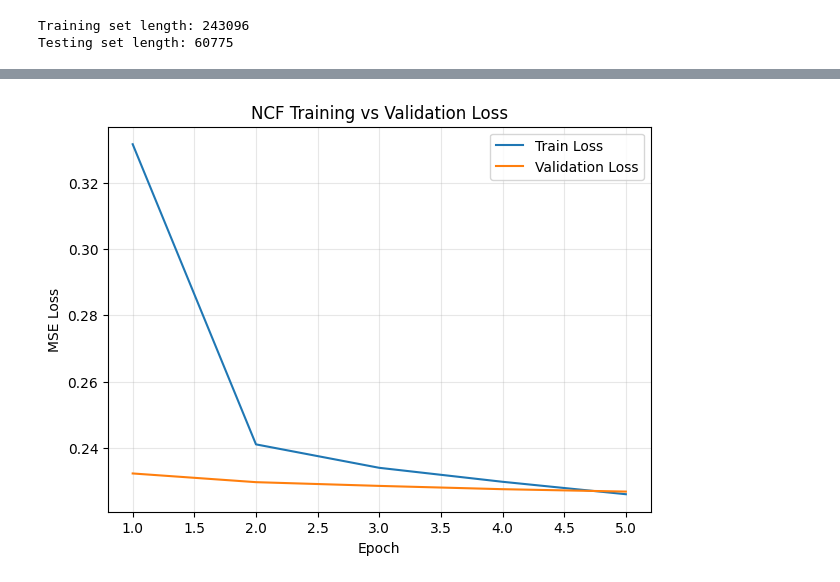
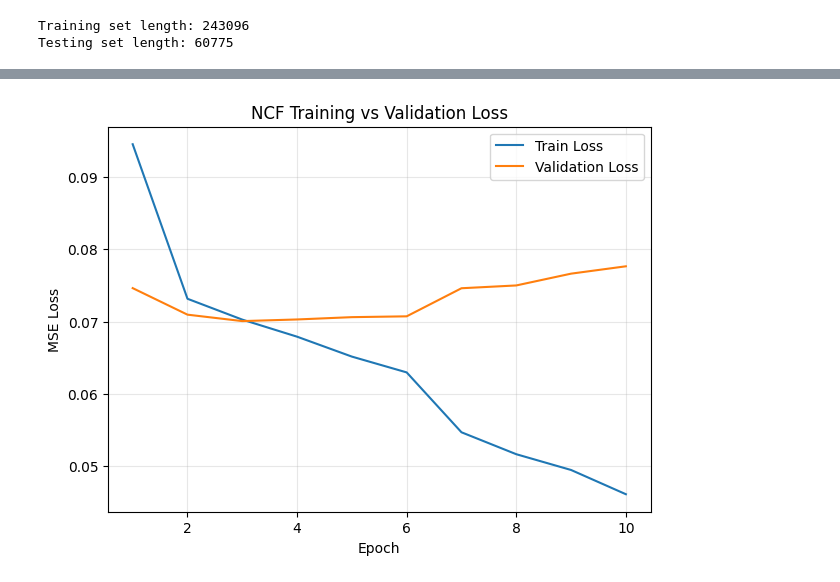
Before and after one commit to Huanqing-Mao/bt4222-steam-games, a Jupyter notebook: src/model/CollaborativeBasedFiltering.ipynb, the cells around one changed output, grey strips where cells are left out. Cells and saved outputs as stored; diff of their text form; code cells hidden in the pictures.

```diff
--- a/src/model/CollaborativeBasedFiltering.ipynb
+++ b/src/model/CollaborativeBasedFiltering.ipynb
@@ -82,12 +116,18 @@ plt.tight_layout()
 plt.show()
 # %% [output]
 [figure]
+# %%
+#drop NA sentiment scores
+sentiment_df = sentiment_df.dropna(subset=['sentiment_score'])
+#Clip sentiment scores to be within 1.0 to 5.0 then range from 0 to 1
+sentiment_df["sentiment_score"] = sentiment_df["sentiment_score"].clip(1.0, 5.0)
+sentiment_df["sentiment_score_01"]   = (sentiment_df["sentiment_score"] - 1.0) / 4.0
 # %% [markdown]
 ## Binary Sentiment Distribution
 (3.5 rating and above is positive, below is negative)
 # %%
 #binarise sentiment_score into positive and negative
-sentiment_df['sentiment_label_binary'] = sentiment_df['sentiment_score'].apply(lambda x: 1 if x >= 4 else 0)
+sentiment_df['sentiment_label_binary'] = sentiment_df['sentiment_score'].apply(lambda x: 1 if x >= 3.5 else 0)
 #visualise plot for sentiment_label
 plt.figure(figsize=(8, 6))
 plt.hist(sentiment_df['sentiment_label_binary'], bins=2, color='blue', alpha=0.7)
@@ -327,7 +415,8 @@ class SteamDatasetNonBinary(Dataset):
         # Convert columns to tensors
         self.users = torch.tensor(dataframe["player"].values, dtype=torch.long)
         self.items = torch.tensor(dataframe["game"].values, dtype=torch.long)
-        self.labels = torch.tensor(dataframe["sentiment_label"].values, dtype=torch.float32)
+        #utilised 1to5 sentiment labels
+        self.labels = torch.tensor(dataframe["sentiment_score_01"].values, dtype=torch.float32)
 
     def __len__(self):
         return len(self.labels)
@@ -338,9 +427,10 @@ class SteamDatasetNonBinary(Dataset):
 
 train_dataset = SteamDatasetNonBinary(train_df)
 test_dataset = SteamDatasetNonBinary(test_df)
-train_loader_nonbinary = DataLoader(train_dataset, batch_size=512, shuffle=True)
-test_loader_nonbinary = DataLoader(test_dataset, batch_size=512, shuffle=False)
+train_loader_nonbinary = DataLoader(train_dataset, batch_size=128, shuffle=True)
+test_loader_nonbinary = DataLoader(test_dataset, batch_size=128, shuffle=False)
 # %%
+from torch.optim.lr_scheduler import ReduceLROnPlateau
 def ndcg_at_k(relevances, k):
     relevances = np.asarray(relevances)[:k]
     if relevances.size == 0:
@@ -350,13 +440,14 @@ def ndcg_at_k(relevances, k):
     idcg = np.sum((2 ** ideal_relevances - 1) / np.log2(np.arange(2, ideal_relevances.size + 2)))
     return dcg / idcg if idcg > 0 else 0.0
 
-model = NCFModel(num_players, num_games, embedding_dim=32)
+model = NCFModel(num_players, num_games, embedding_dim=32, mlp_layers=[256, 64], dropout=0.5)
 device = torch.device("cuda" if torch.cuda.is_available() else "cpu")
 model.to(device)
 
-optimiser = optim.Adam(model.parameters(), lr=0.001)
+optimiser = optim.Adam(model.parameters(), lr=0.002, weight_decay=1e-5)
 criterion = nn.MSELoss()
-EPOCHS = 5
+scheduler = ReduceLROnPlateau(optimiser, mode='min', factor=0.1, patience=2)
+EPOCHS = 10
 
 def evaluation_metrics(model, loader, device):
     model.eval()
@@ -400,12 +491,11 @@ def evaluation_metrics(model, loader, device):
 
     ndcg10 = float(np.mean(ndcgs)) if len(ndcgs) > 0 else 0.0
 
-    #Accuracy
-    preds_rounded = np.round(preds)
-    accuracy = np.mean(preds_rounded == labels)
+    # Mean Absolute Error
+    mae = np.mean(np.abs(preds - labels))
 
     avg_val_loss = total_val_loss / val_batches if val_batches > 0 else 0.0
-    return avg_val_loss, rmse, ndcg10, accuracy
+    return avg_val_loss, rmse, ndcg10, mae
 
 
 train_losses = []
@@ -433,16 +523,16 @@ for epoch in range(1, EPOCHS + 1):
     train_losses.append(avg_train_loss)
 
     #eval
-    val_loss, rmse, ndcg10, acc = evaluation_metrics(model, test_loader_nonbinary, device)
+    val_loss, rmse, ndcg10, mae = evaluation_metrics(model, test_loader_nonbinary, device)
     val_losses.append(val_loss)
+    scheduler.step(val_loss)
 
     print(f"Epoch {epoch} | "
           f"Train Loss: {avg_train_loss:.5f} | "
           f"Val Loss: {val_loss:.5f} | "
           f"RMSE: {rmse:.5f} | "
           f"NDCG@10: {ndcg10:.5f} | "
-          f"Accuracy: {acc:.5f}")
-
+          f"MAE: {mae:.5f}")
 
 plt.figure(figsize=(7,5))
 plt.plot(range(1, EPOCHS + 1), train_losses, label="Train Loss")
@@ -453,4 +543,21 @@ plt.ylabel("MSE Loss")
 plt.legend()
 plt.grid(True, alpha=0.3)
 plt.show()
+
+#get precision at k function
+def precision_at_k(relevances, k):
+    relevances = np.asarray(relevances)[:k]
+    if relevances.size == 0:
+        return 0.0
+    return np.sum(relevances) / k
+#get recall at k function
+def recall_at_k(relevances, k):
+    relevances = np.asarray(relevances)[:k]
+    if relevances.size == 0:
+        return 0.0
+    return np.sum(relevances) / np.sum(relevances)  # Total relevant items in the dataset
+#get confusion matrix function
+from sklearn.metrics import confusion_matrix
+def compute_confusion_matrix(y_true, y_pred):
+    return confusion_matrix(y_true, y_pred)
 # %% [output]
@@ -462 +574 @@ Epoch 5 | Train Loss: 0.22607 | Val Loss: 0.22686 | RMSE: 0.47636 | NDCG@10: 0.6
-[figure, old version]
+[figure, new version]
```
Also changed, not shown: parts of 9 cells of this notebook.
